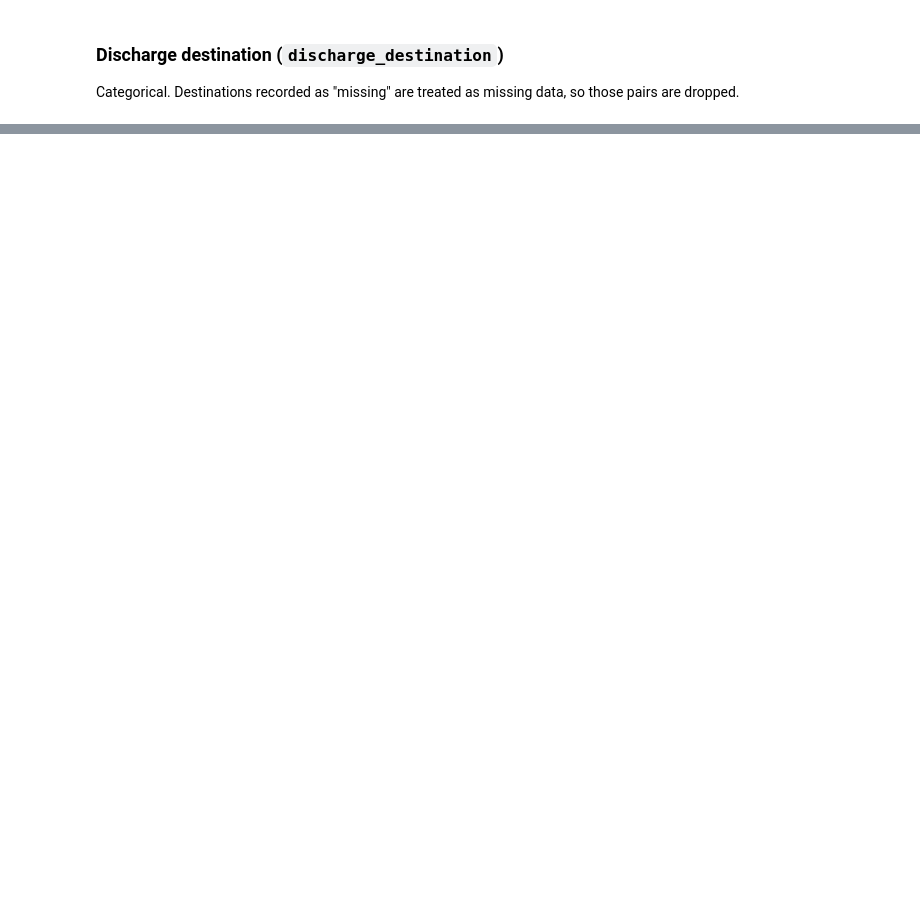
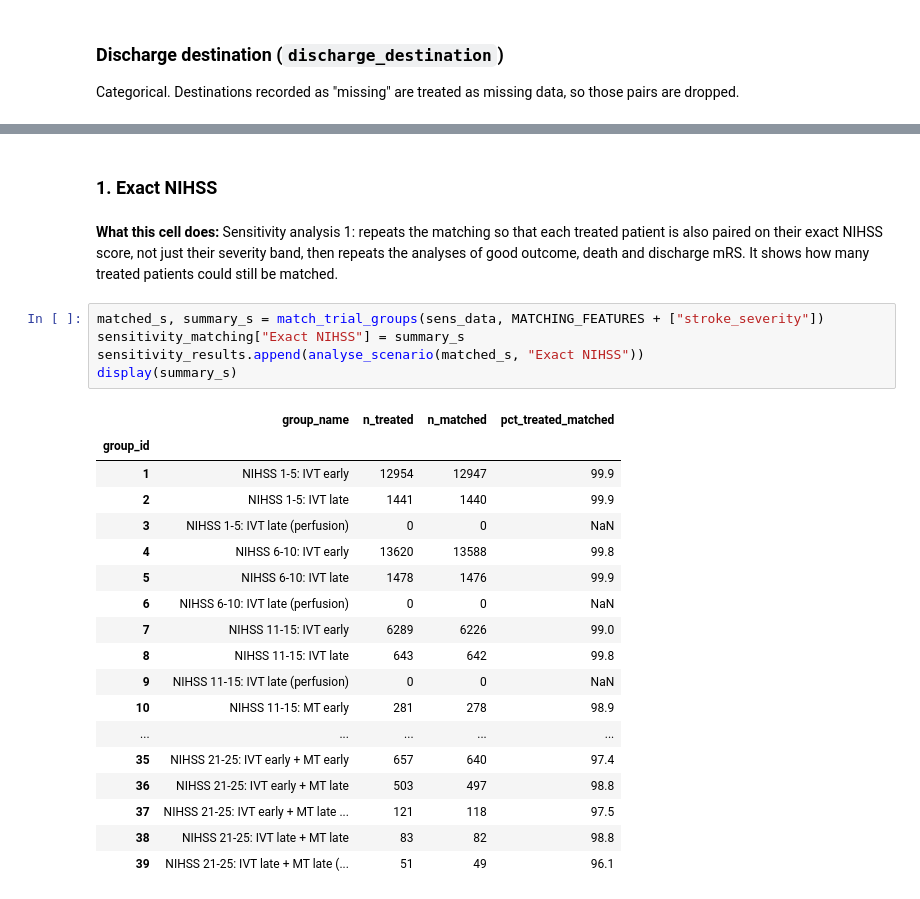
Before and after one commit to samuel-book/samuel-3, a Jupyter notebook: 4_target_trial_emulation/03_target_trials_all_patients_treatments.ipynb, the cells around one changed output, grey strips where cells are left out. Saved outputs shown, nothing was run; the diff lists cells and outputs as text; blank space fills up the shorter version.

```diff
--- a/4_target_trial_emulation/03_target_trials_all_patients_treatments.ipynb
+++ b/4_target_trial_emulation/03_target_trials_all_patients_treatments.ipynb
@@ -966,0 +1411,28 @@ Saved chart: ./output/all_ischaemic_stroke_target_trials_discharge_destination_c
+# %% [markdown]
+### 1. Exact NIHSS
+# %% [markdown]
+**What this cell does:** Sensitivity analysis 1: repeats the matching so that each treated patient is also paired on their exact NIHSS score, not just their severity band, then repeats the analyses of good outcome, death and discharge mRS. It shows how many treated patients could still be matched.
+# %%
+matched_s, summary_s = match_trial_groups(sens_data, MATCHING_FEATURES + ["stroke_severity"])
+sensitivity_matching["Exact NIHSS"] = summary_s
+sensitivity_results.append(analyse_scenario(matched_s, "Exact NIHSS"))
+display(summary_s)
+# %% [output]
+|  | group_name | n_treated | n_matched | pct_treated_matched |
+| group_id |  |  |  |  |
+| 1 | NIHSS 1-5: IVT early | 12954 | 12947 | 99.9 |
+| 2 | NIHSS 1-5: IVT late | 1441 | 1440 | 99.9 |
+| 3 | NIHSS 1-5: IVT late (perfusion) | 0 | 0 | NaN |
+| 4 | NIHSS 6-10: IVT early | 13620 | 13588 | 99.8 |
+| 5 | NIHSS 6-10: IVT late | 1478 | 1476 | 99.9 |
+| 6 | NIHSS 6-10: IVT late (perfusion) | 0 | 0 | NaN |
+| 7 | NIHSS 11-15: IVT early | 6289 | 6226 | 99.0 |
+| 8 | NIHSS 11-15: IVT late | 643 | 642 | 99.8 |
+| 9 | NIHSS 11-15: IVT late (perfusion) | 0 | 0 | NaN |
+| 10 | NIHSS 11-15: MT early | 281 | 278 | 98.9 |
+| ... | ... | ... | ... | ... |
+| 35 | NIHSS 21-25: IVT early + MT early | 657 | 640 | 97.4 |
+| 36 | NIHSS 21-25: IVT early + MT late | 503 | 497 | 98.8 |
+| 37 | NIHSS 21-25: IVT early + MT late ... | 121 | 118 | 97.5 |
+| 38 | NIHSS 21-25: IVT late + MT late | 83 | 82 | 98.8 |
+| 39 | NIHSS 21-25: IVT late + MT late (... | 51 | 49 | 96.1 |
```
Also changed, not shown: parts of 48 cells of this notebook.
